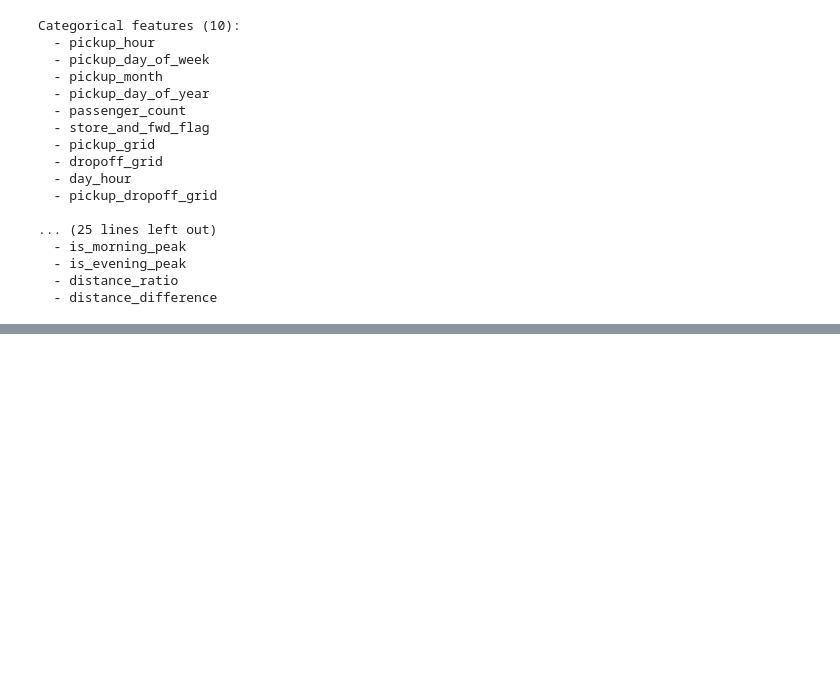
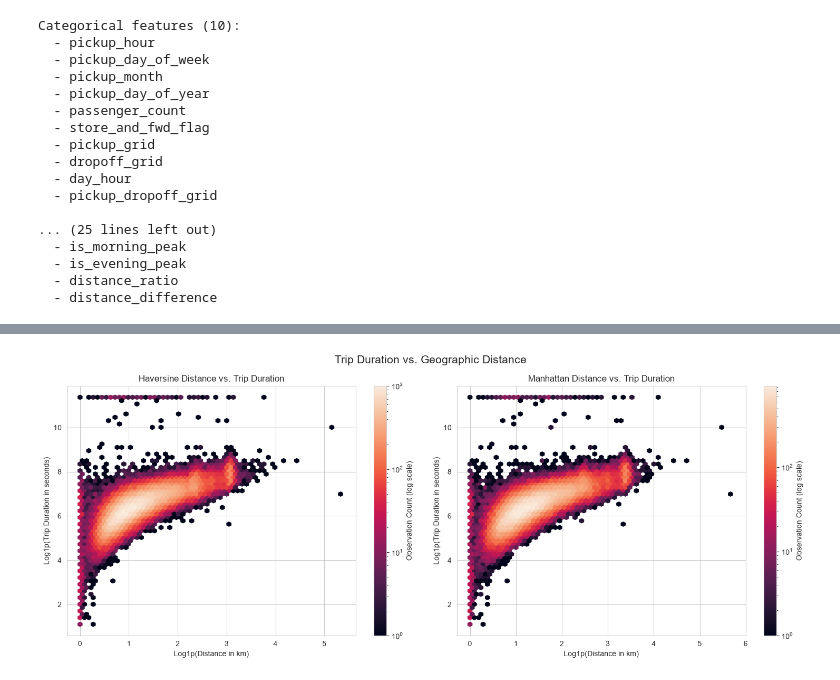
Before and after one commit to mohamedelsayed177/taxi-trip-duration, a Jupyter notebook: notebook/EDA.ipynb, the cells around one changed output, grey strips where cells are left out. Cells and saved outputs as stored; diff of their text form; code cells hidden in the pictures; blank space fills up the shorter version.

```diff
--- a/notebook/EDA.ipynb
+++ b/notebook/EDA.ipynb
@@ -791,0 +862,4 @@ The purpose of this section is to describe patterns, investigate hypotheses, and
+# %%
+plot_distance_vs_duration(df)
+# %% [output]
+[figure, added]
```
Also changed, not shown: parts of 71 cells of this notebook, 2 other files.
